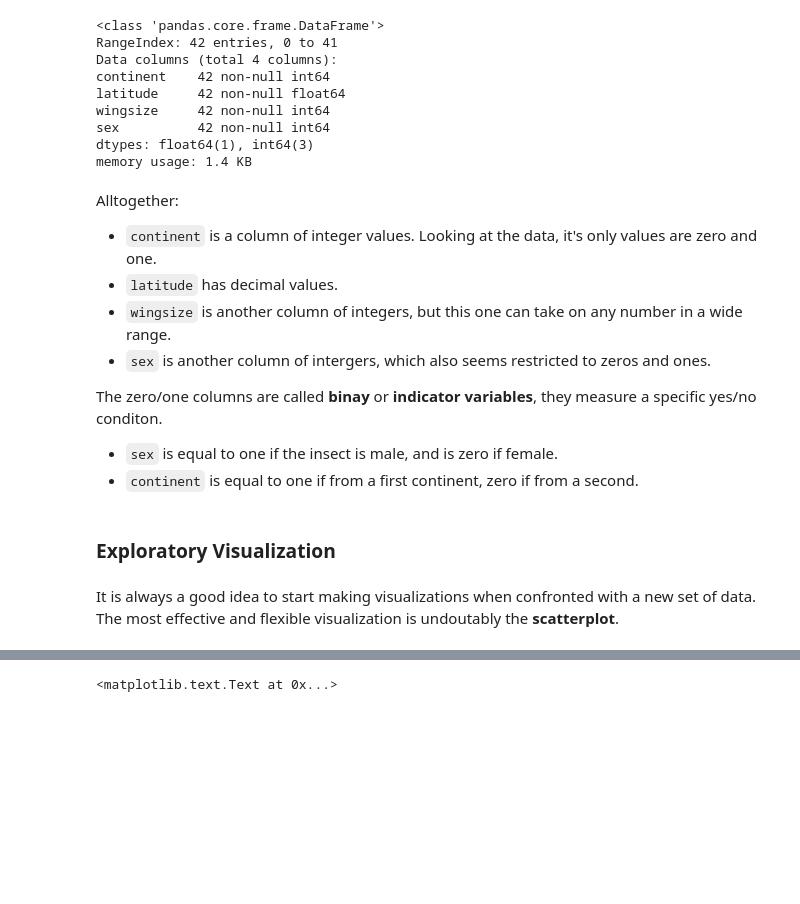
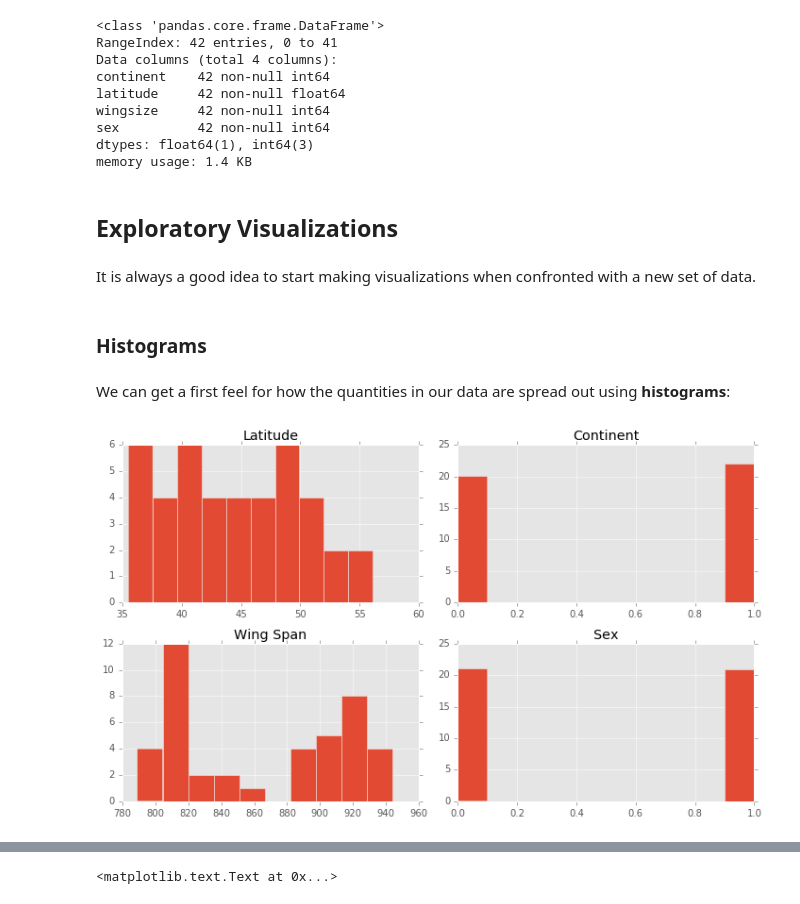
Before and after one commit to madrury-galvanize/learn-to-code-data-science, a Jupyter notebook: intro-to-data-science.ipynb, the cells around one changed output, grey strips where cells are left out. Drawn from its saved outputs; the diff is of its cells as text; code cells hidden in the pictures; blank space fills up the shorter version.

Commit message:
Improve pictures and plots.

```diff
--- a/intro-to-data-science.ipynb
+++ b/intro-to-data-science.ipynb
@@ -83,19 +101,27 @@ wingsize     42 non-null int64
 sex          42 non-null int64
 dtypes: float64(1), int64(3)
 memory usage: 1.4 KB
-# %% [markdown]
-Alltogether:
-
-  - `continent` is a column of integer values.  Looking at the data, it's only values are zero and one.
-  - `latitude` has decimal values.
-  - `wingsize` is another column of integers, but this one can take on any number in a wide range.
-  - `sex` is another column of intergers, which also seems restricted to zeros and ones.
-
-The zero/one columns are called **binay** or **indicator variables**, they measure a specific yes/no conditon.
-
-  - `sex` is equal to one if the insect is male, and is zero if female.
-  - `continent` is equal to one if from a first continent, zero if from a second.
 # %% [markdown]
-### Exploratory Visualization
+## Exploratory Visualizations
 # %% [markdown]
-It is always a good idea to start making visualizations when confronted with a new set of data.  The most effective and flexible visualization is undoutably the **scatterplot**.
+It is always a good idea to start making visualizations when confronted with a new set of data.
+# %% [markdown]
+### Histograms
+# %% [markdown]
+We can get a first feel for how the quantities in our data are spread out using **histograms**:
+# %%
+column_names = {
+    "continent": "Continent",
+    "latitude": "Latitude",
+    "wingsize": "Wing Span",
+    "sex": "Sex"
+}
+
+fig, axs = plt.subplots(2, 2)
+for ax, (column, name) in zip(axs.flatten(), column_names.iteritems()):
+    ax.hist(insects[column])
+    ax.set_title(name)
+
+fig.tight_layout()
+# %% [output]
+[figure, added]
```
Also changed, not shown: parts of 11 cells of this notebook, 1 other file.
